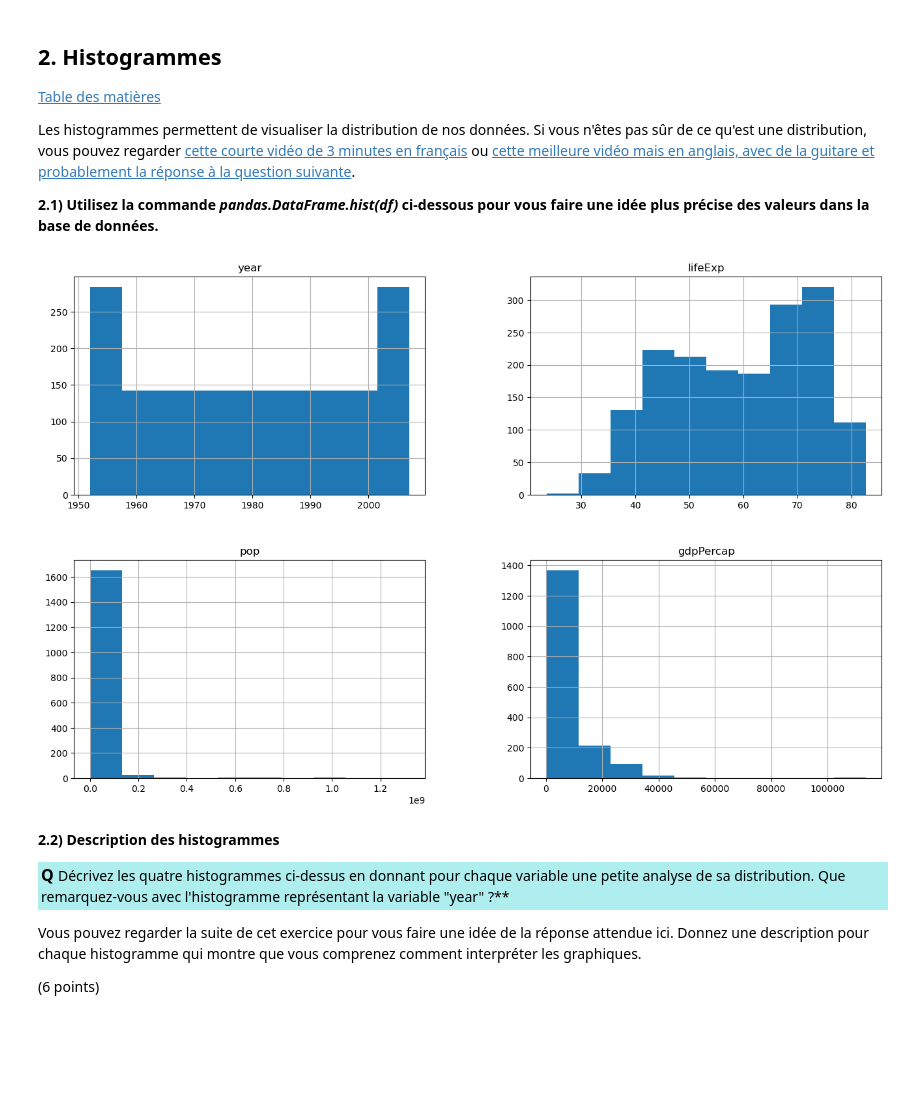
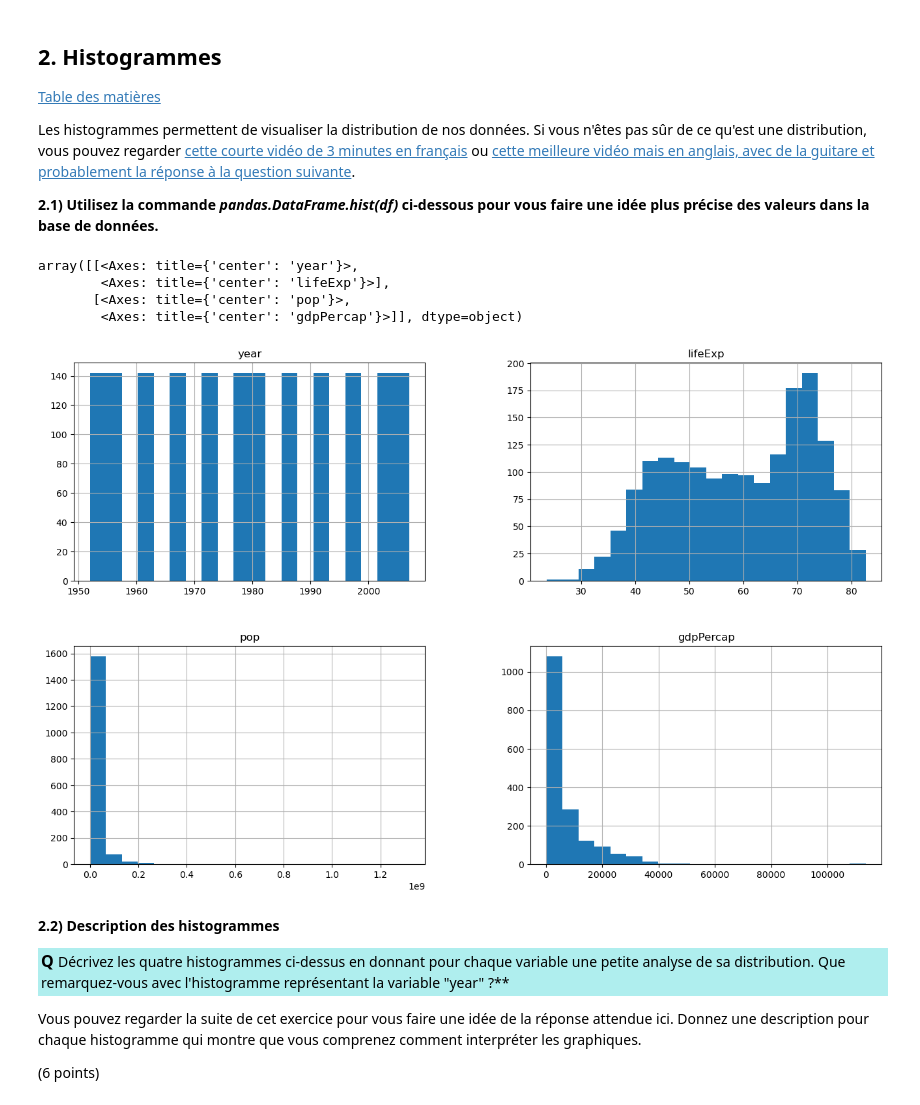
Before and after one commit to hliosone/data-science_scientific-tools, a Jupyter notebook: TP2_ISD_SA2024.ipynb, the cells around one changed output. Cells and saved outputs as stored; diff of their text form; code cells hidden in the pictures; blank space fills up the shorter version.

```diff
--- a/TP2_ISD_SA2024.ipynb
+++ b/TP2_ISD_SA2024.ipynb
@@ -238,10 +238,17 @@ Les histogrammes permettent de visualiser la distribution de nos données. Si vo
 # %%
 # Observez bien la notation utilisée et comment s'utilise la fonction "pandas.DataFrame.hist(df)"
 # On ajoute la taille de figure en paramètres pour plus de clareté.
 
-df.hist(figsize=(16, 10));
+df.hist(
+    figsize=(16, 10),  # Taille de la figure
+    bins=20,           # Nombre de barres dans chaque histogramme
+)
 # %% [output]
+array([[<Axes: title={'center': 'year'}>,
+        <Axes: title={'center': 'lifeExp'}>],
+       [<Axes: title={'center': 'pop'}>,
+        <Axes: title={'center': 'gdpPercap'}>]], dtype=object)
-[figure, old version]
+[figure, new version]
 # %% [markdown]
 **2.2) Description des histogrammes**
 
```
Also changed, not shown: parts of 7 cells of this notebook.
